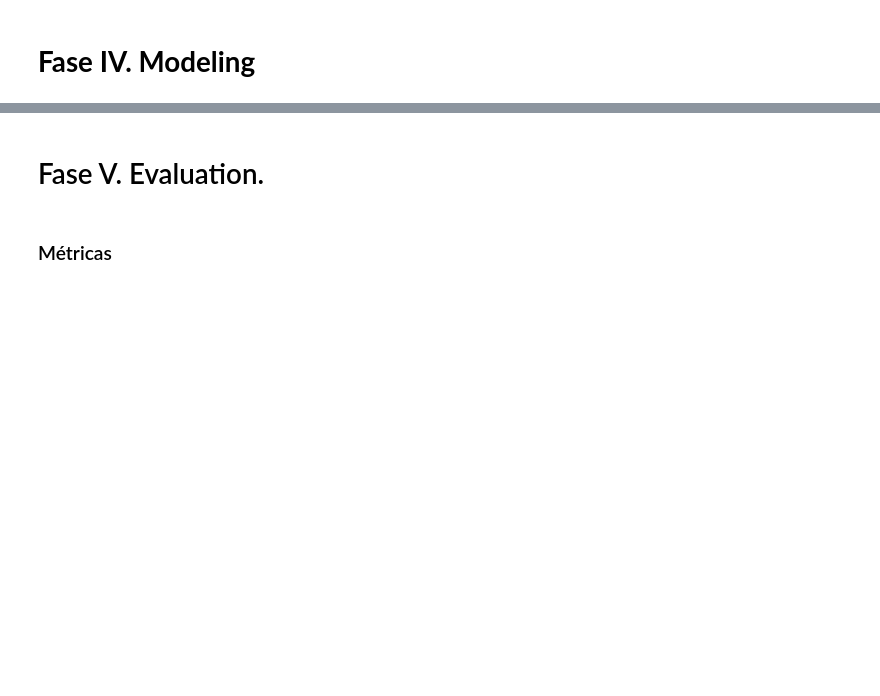
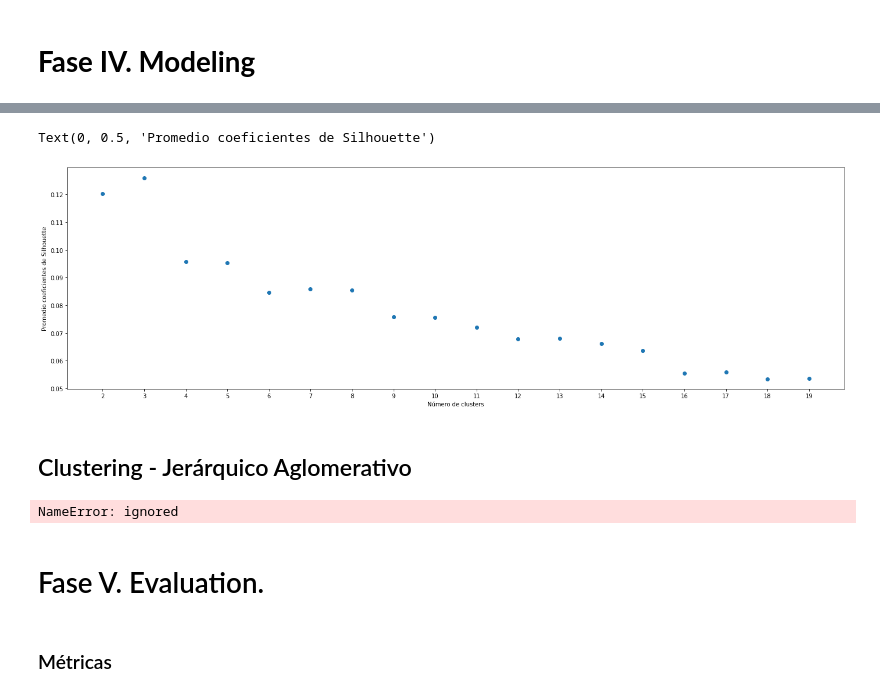
Before and after one commit to Maxibrionest/MachineLearning, a Jupyter notebook: Entrega3/Entrega3.ipynb, the cells around one changed output, grey strips where cells are left out. Saved outputs shown, nothing was run; the diff lists cells and outputs as text; code cells hidden in the pictures; blank space fills up the shorter version.

```diff
--- a/Entrega3/Entrega3.ipynb
+++ b/Entrega3/Entrega3.ipynb
@@ -693,0 +791,23 @@ De lo anterior se observa que
+# %%
+# Creamos una lista para guardar de los coeficientes de silhouette para cada valor de k
+silhouette_coefficients = []
+
+# Se necesita tener al menos 2 clusters y a los sumo N-1 (con N el numero de muestras) para obtener coeficientes de Silohuette
+for k in range(2, 20):
+     cluster = KMeans(n_clusters=k)
+     cluster.fit(df_85)
+     score = silhouette_score(df_85, cluster.labels_)
+     silhouette_coefficients.append(score)
+# %%
+fig, ax = plt.subplots(figsize = (24, 7))
+
+# estas lineas son el grafico de SSE vs K
+ax.scatter(range(2, 20), silhouette_coefficients)
+ax.set_xticks(range(2, 20))
+ax.set_xlabel("Número de clusters")
+ax.set_ylabel("Promedio coeficientes de Silhouette")
+# %% [output]
+Text(0, 0.5, 'Promedio coeficientes de Silhouette')
+[figure, added]
+# %% [markdown]
+## Clustering - Jerárquico Aglomerativo
@@ -693,0 +816,4 @@ De lo anterior se observa que
+# %%
+cluster.fit_predict(df_85)
+# %% [output]
+NameError: ignored
```
Also changed, not shown: parts of 23 cells of this notebook.
